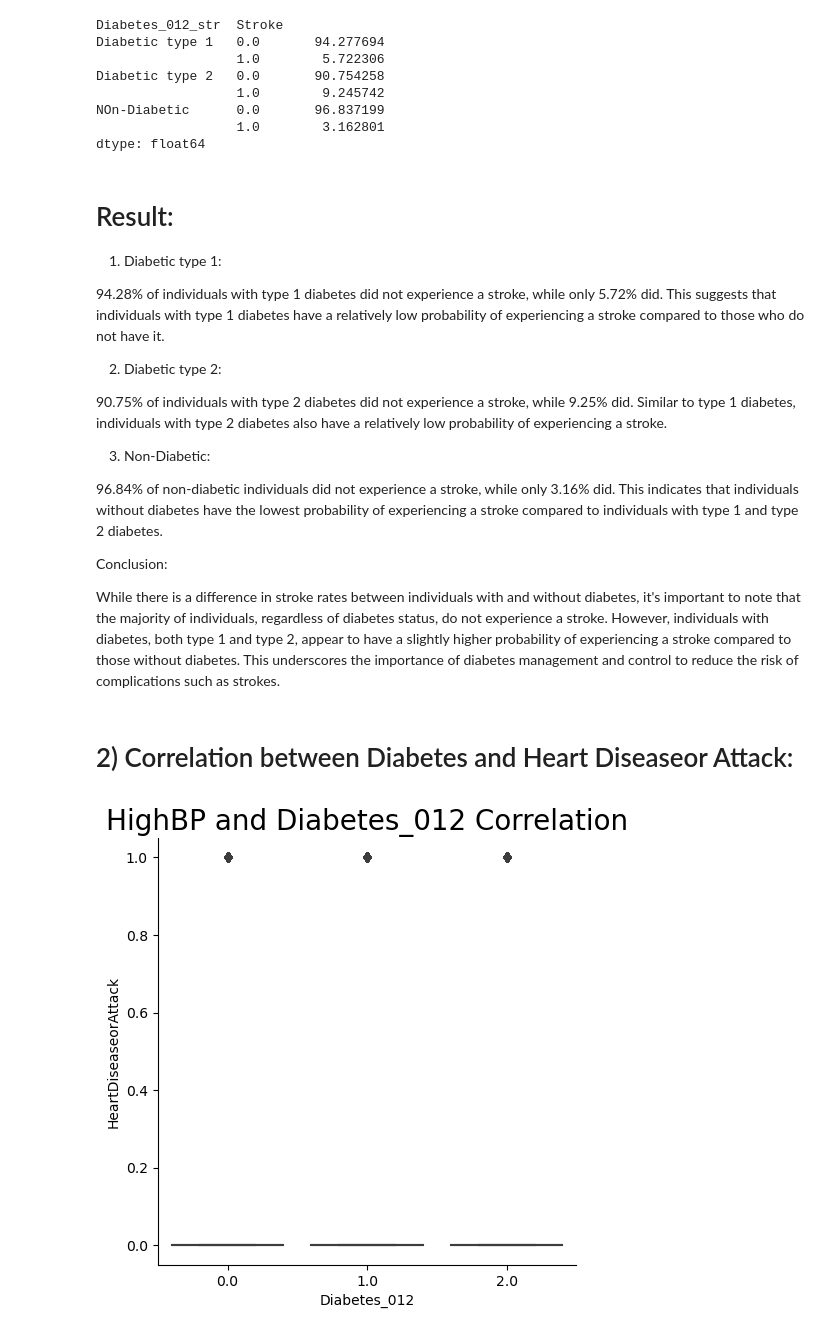
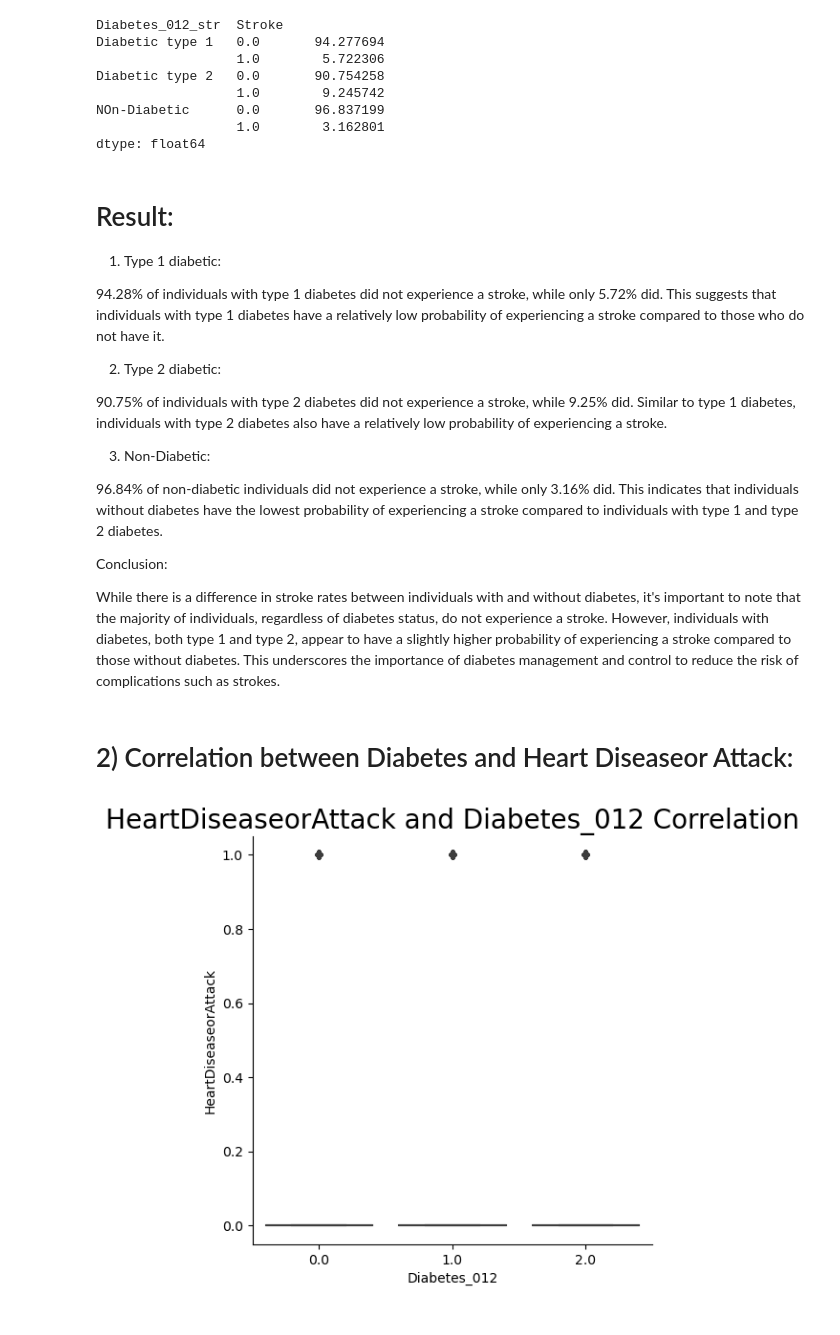
Before and after one commit to mpond1997/Disease-Prediction-Machine-Learning-, a Jupyter notebook: Statistical study/Predict diabe2.ipynb, the cells around one changed output. Drawn from its saved outputs; the diff is of its cells as text; code cells hidden in the pictures.

```diff
--- a/Statistical study/Predict diabe2.ipynb
+++ b/Statistical study/Predict diabe2.ipynb
@@ -159,12 +149,12 @@ dtype: float64
 # %% [markdown]
 # Result:
 
-1) Diabetic type 1:
+1) Type 1 diabetic:
 
 94.28% of individuals with type 1 diabetes did not experience a stroke, while only 5.72% did.
 This suggests that individuals with type 1 diabetes have a relatively low probability of experiencing a stroke compared to those who do not have it.
 
-2) Diabetic type 2:
+2) Type 2 diabetic:
 
 90.75% of individuals with type 2 diabetes did not experience a stroke, while 9.25% did.
 Similar to type 1 diabetes, individuals with type 2 diabetes also have a relatively low probability of experiencing a stroke.
@@ -183,6 +173,6 @@ This underscores the importance of diabetes management and control to reduce the
 # 2) Correlation between Diabetes and Heart Diseaseor Attack:
 # %%
 p=sns.catplot(x="Diabetes_012",y="HeartDiseaseorAttack", data=data, kind='box')
-plt.title("HighBP and Diabetes_012 Correlation", size=20, y=1.0);
+plt.title("HeartDiseaseorAttack and Diabetes_012 Correlation", size=20, y=1.0);
 # %% [output]
-[figure, old version]
+[figure, new version]
```
Also changed, not shown: parts of 29 cells of this notebook.
